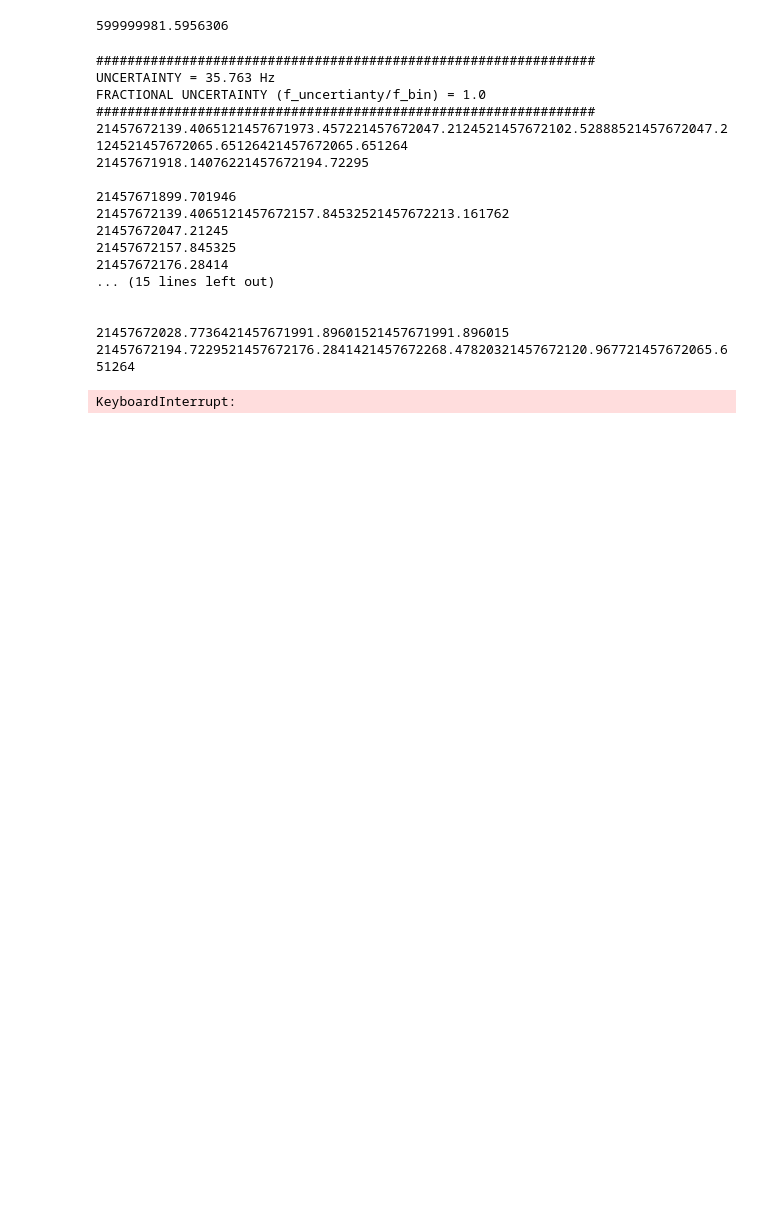
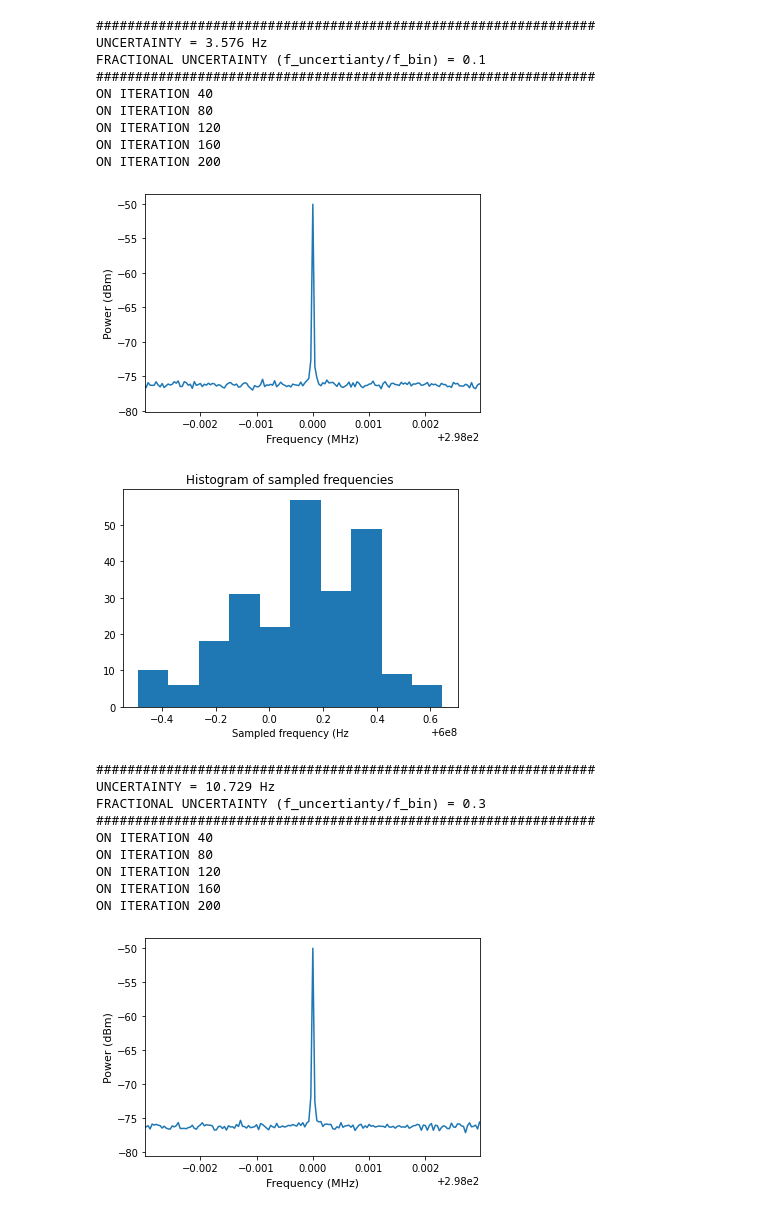
Before and after one commit to josephmlev/darkRadio, a Jupyter notebook: daqAnalysisAndExperiments/phaseNoiseTesting/simClockJitter_multithread.ipynb, the cells around one changed output. Saved outputs shown, nothing was run; the diff lists cells and outputs as text; code cells hidden in the pictures; blank space fills up the shorter version.

```diff
--- a/daqAnalysisAndExperiments/phaseNoiseTesting/simClockJitter_multithread.ipynb
+++ b/daqAnalysisAndExperiments/phaseNoiseTesting/simClockJitter_multithread.ipynb
@@ -273,8 +300,3 @@ print(jitteredFreq)
-# %%
-jitteredFreq = sampFreq + np.random.normal(0, anUncertainty)
-jitteredFreq
-# %% [output]
-599999981.5956306
 # %%
 #JL
 
@@ -299,15 +321,15 @@ binWidth = sampFreq/numSamps
 muNoise = 0
 sigNoise = 0.1
 
-numAvg = 40
+numAvg = 40 * 6
 #freqUncertainty = 1E3
 
 dynamicRange = 1
 offset = 0
 bitDepth = 8
 
-#freqUncertaintiesFrac = np.array([0.01, 1, 100])
-freqUncertaintiesFrac = np.array([1])
+freqUncertaintiesFrac = np.array([0.1, 0.3, 1, 2, 3, 4, 10, 30])
+#freqUncertaintiesFrac = np.array([.1])
 freqUncertainties = freqUncertaintiesFrac * binWidth
 maxAmps = []
 qList = []
@@ -317,20 +339,22 @@ np.load('hist_valonRb_1week.npy', allow_pickle=True)
 valonHist = np.load('hist_valonRb_1week.npy', allow_pickle=True)
 valonFreqDev = valonHist[1]
 valonFreqDevMidpoints = (valonFreqDev[1:] + valonFreqDev[:-1]) / 2
+valonFreqDevMidpoints0Mean = valonFreqDevMidpoints - valonFreqDevMidpoints.mean()
 valonNormCounts = valonHist[0]/valonHist[0].sum()
 
 np.random.choice(valonFreqDevMidpoints, 1, p = valonNormCounts)
 
 def worker(numAvg):
-    #if x and x % 10 == 9:
-    #    print('ON ITERATION '+ str(x + 1))
+    if numAvg and numAvg % 40 == 0:
+        print('ON ITERATION '+ str(numAvg ))
 
     np.random.seed()
     #jitteredFreq = sampFreq + np.random.uniform(-anUncertainty, anUncertainty)
     #jitteredFreq = sampFreq + np.random.normal(0, anUncertainty)
-    jitteredFreq = float(anUncertainty * sampFreq * np.random.choice(valonFreqDevMidpoints, 1, p = valonNormCounts))
-    print(jitteredFreq)
+    jitteredFreq = float(sampFreq * (1 + anUncertainty/binWidth * np.random.choice(valonFreqDevMidpoints0Mean, 1, p = valonNormCounts)))
+    #print(jitteredFreq)
     #print('jitterd freq =', jitteredFreq, '   ')
+    #print()
 
 
     #Generate ADC sampled time domain voltage data (with ADC artifacts (jitter plus bit depth)
@@ -463,46 +487,49 @@ if 1:
     plt.ylabel(r'Power (dBm)', **label_font)
     plt.title('RESOLUTION: ' + str(round(sampFreq/numSamps, 2)) + ' Hz ', **title_font)
     plt.legend(prop = legend_font)
     plt.grid()
     plt.show()
 
 if 1:
     plt.figure()
     plt.plot(np.asarray(freqUncertaintiesFrac), snrList, 'ro', label = 'TOTAL POWER: ' + str(round(powSig, 3)) + ' dBm \n SAMPLING RATE: ' + str(round(sampFreq/10**9, 2)) + str('GHz'))
     plt.gca().set_xscale('log')
     plt.xlabel('Fractional Sampling Rate Uncertainty', labelpad = 15, **label_font)
     plt.ylabel(r'SNR (dB)', **label_font)
     plt.title('RESOLUTION: ' + str(round(sampFreq/numSamps, 2)) + ' Hz ', **title_font)
     plt.legend(prop = legend_font)
     plt.grid()
     plt.show()
 
 if 1:
     plt.figure()
     plt.plot(np.asarray(freqUncertaintiesFrac), qList, 'ro', label = 'TOTAL POWER: ' + str(round(powSig, 3)) + ' dBm \n SAMPLING RATE: ' + str(round(sampFreq/10**9, 2)) + str('GHz'))
     plt.gca().set_xscale('log')
     plt.xlabel('Fractional Sampling Rate Uncertainty', labelpad = 15, **label_font)
     plt.ylabel(r'Q', **label_font)
     plt.title('RESOLUTION: ' + str(round(sampFreq/numSamps, 2)) + ' Hz ', **title_font)
     plt.legend(prop = legend_font)
     plt.grid()
     plt.show()
 # %% [output]
 ################################################################
-UNCERTAINTY = 35.763 Hz
-FRACTIONAL UNCERTAINTY (f_uncertianty/f_bin) = 1.0
+UNCERTAINTY = 3.576 Hz
+FRACTIONAL UNCERTAINTY (f_uncertianty/f_bin) = 0.1
 ################################################################
-21457672139.4065121457671973.457221457672047.2124521457672102.52888521457672047.2124521457672065.65126421457672065.651264
-21457671918.14076221457672194.72295
-
-21457671899.701946
-21457672139.4065121457672157.84532521457672213.161762
-21457672047.21245
-21457672157.845325
-21457672176.28414
-... (15 lines left out)
-
-
-21457672028.7736421457671991.89601521457671991.896015
-21457672194.7229521457672176.2841421457672268.47820321457672120.967721457672065.651264
+ON ITERATION 40
+ON ITERATION 80
+ON ITERATION 120
+ON ITERATION 160
+ON ITERATION 200
+[figure, added]
+[figure, added]
-KeyboardInterrupt:
+################################################################
+UNCERTAINTY = 10.729 Hz
+FRACTIONAL UNCERTAINTY (f_uncertianty/f_bin) = 0.3
+################################################################
+ON ITERATION 40
+ON ITERATION 80
+ON ITERATION 120
+ON ITERATION 160
+ON ITERATION 200
+[figure, added]
```
Also changed, not shown: parts of 4 cells of this notebook, 2 other files.
